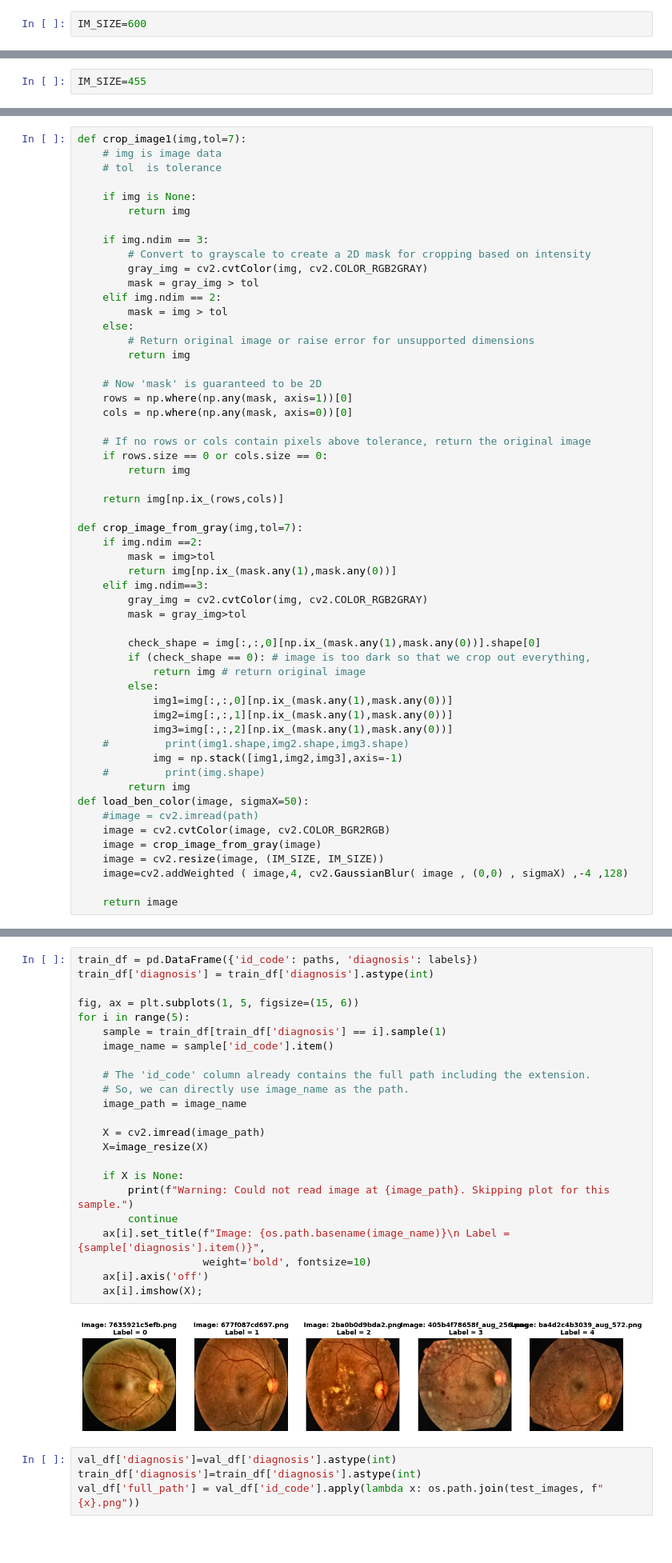
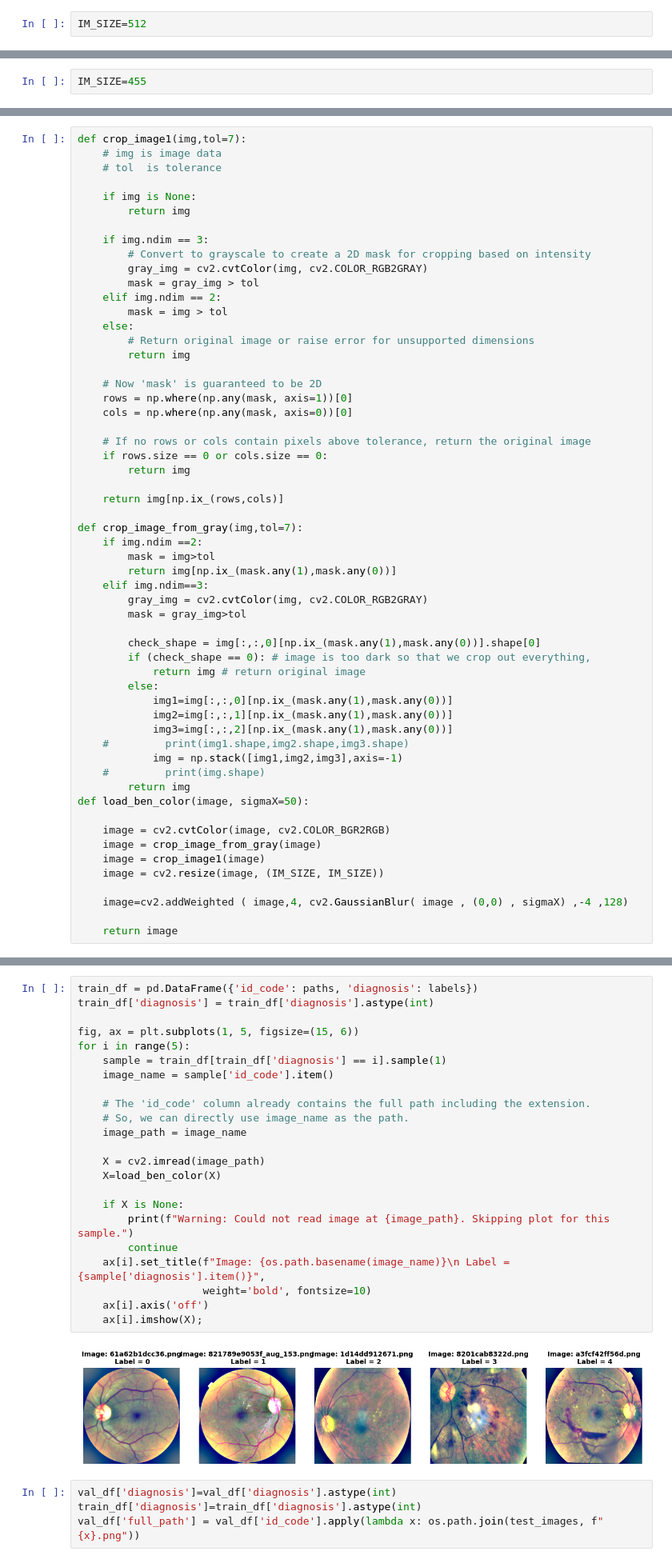
Before and after one commit to GeoNosX/Aptos-Project, a Jupyter notebook: InceptionV3_On_Percentage_Data_Augmentaton.ipynb, the cells around one changed output, grey strips where cells are left out. Shown at 80% size. Cells and saved outputs as stored; diff of their text form; blank space fills up the shorter version.

```diff
--- a/InceptionV3_On_Percentage_Data_Augmentaton.ipynb
+++ b/InceptionV3_On_Percentage_Data_Augmentaton.ipynb
@@ -61,7 +61,7 @@ y_true.head()
 # %% [markdown]
 ## Image Prepro
 # %%
-IM_SIZE=600
+IM_SIZE=512
 # %%
 !rm -rf percent_train
 # %%
@@ -1724,10 +1724,12 @@ def crop_image_from_gray(img,tol=7):
     #         print(img.shape)
         return img
 def load_ben_color(image, sigmaX=50):
-    #image = cv2.imread(path)
+
     image = cv2.cvtColor(image, cv2.COLOR_BGR2RGB)
     image = crop_image_from_gray(image)
+    image = crop_image1(image)
     image = cv2.resize(image, (IM_SIZE, IM_SIZE))
+
     image=cv2.addWeighted ( image,4, cv2.GaussianBlur( image , (0,0) , sigmaX) ,-4 ,128)
 
     return image
@@ -1745,28 +1747,28 @@ def image_resize(image):
 # %%
 train_df = pd.DataFrame({'id_code': paths, 'diagnosis': labels})
 train_df['diagnosis'] = train_df['diagnosis'].astype(int)
 
 fig, ax = plt.subplots(1, 5, figsize=(15, 6))
 for i in range(5):
     sample = train_df[train_df['diagnosis'] == i].sample(1)
     image_name = sample['id_code'].item()
 
     # The 'id_code' column already contains the full path including the extension.
     # So, we can directly use image_name as the path.
     image_path = image_name
 
     X = cv2.imread(image_path)
-    X=image_resize(X)
+    X=load_ben_color(X)
 
     if X is None:
         print(f"Warning: Could not read image at {image_path}. Skipping plot for this sample.")
         continue
     ax[i].set_title(f"Image: {os.path.basename(image_name)}\n Label = {sample['diagnosis'].item()}",
                     weight='bold', fontsize=10)
     ax[i].axis('off')
     ax[i].imshow(X);
 # %% [output]
-[figure, old version]
+[figure, new version]
 # %%
 val_df['diagnosis']=val_df['diagnosis'].astype(int)
 train_df['diagnosis']=train_df['diagnosis'].astype(int)
```
Also changed, not shown: parts of 6 cells of this notebook.
